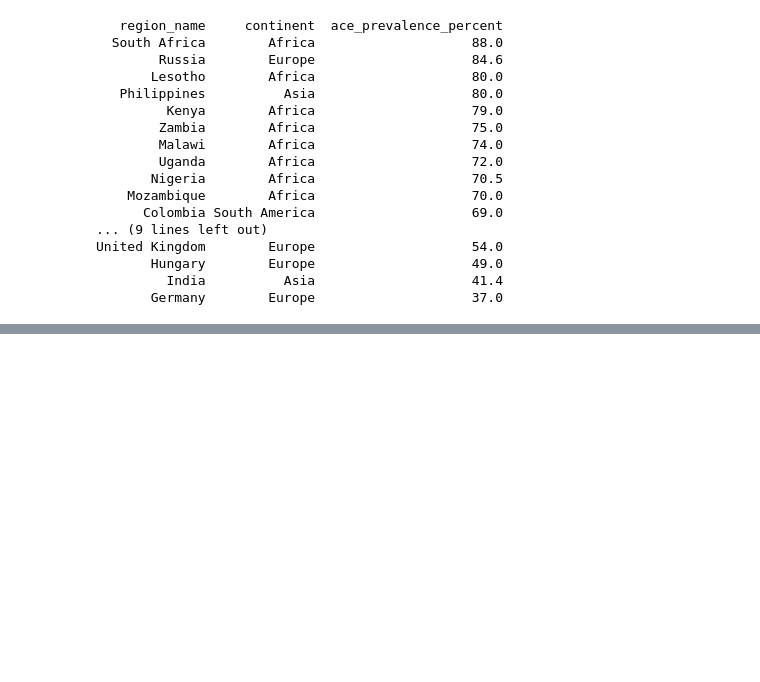
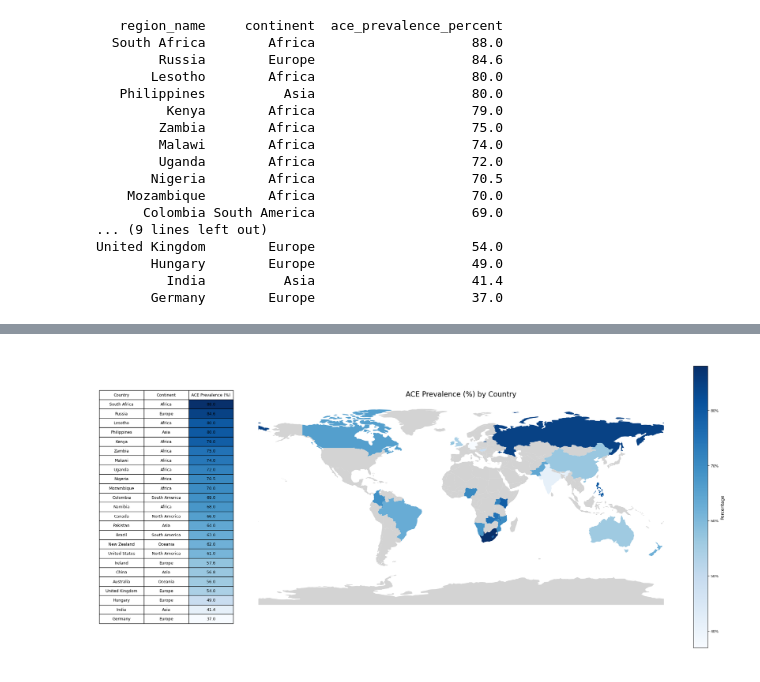
Before and after one commit to Nash-254/ACE-Insight, a Jupyter notebook: notebooks/ACE_Prevalence_%_by_Region_notebook.ipynb, the cells around one changed output, grey strips where cells are left out. Cells and saved outputs as stored; diff of their text form; code cells hidden in the pictures; blank space fills up the shorter version.

```diff
--- a/notebooks/ACE_Prevalence_%_by_Region_notebook.ipynb
+++ b/notebooks/ACE_Prevalence_%_by_Region_notebook.ipynb
@@ -91,18 +46,0 @@ Testing geopandas with a simple plot
-# %%
-import geopandas
-import pandas as pd
-import numpy as np
-import matplotlib.pyplot as plt
-
-import warnings
-
-warnings.filterwarnings('ignore')
-
-%matplotlib inline
-
-geopandas.datasets.available
-
-world = geopandas.read_file(geopandas.datasets.get_path("naturalearth_lowres"))
-print("Geometry Column Name : ", world.geometry.name)
-print("Dataset Size : ", world.shape)
-world.head()
@@ -110,0 +47,80 @@ AttributeError: The geopandas.dataset has been deprecated and was removed in Geo
+# %%
+import matplotlib.pyplot as plt
+import matplotlib as mpl
+
+# Rename columns for presentation
+map_df = map_df.rename(columns={
+    "region_name": "Country",
+    "continent": "Continent",
+    "ace_prevalence_percent": "ACE Prevalence (%)"
+})
+
+# Sort table by prevalence
+map_df = map_df.sort_values(by="ACE Prevalence (%)", ascending=False)
+
+# Merge with world shapefile
+merged = world.merge(
+    map_df,
+    how="left",
+    left_on="NAME",
+    right_on="Country"
+)
+
+# Create color normalization & colormap
+norm = mpl.colors.Normalize(
+    vmin=merged["ACE Prevalence (%)"].min(),
+    vmax=merged["ACE Prevalence (%)"].max()
+)
+cmap = plt.cm.Blues
+
+# Create figure: table left, map center
+fig, (ax_table, ax_map) = plt.subplots(
+    1, 2,
+    figsize=(20, 10),
+    gridspec_kw={'width_ratios': [1, 3.5]}
+)
+
+# Create table with color coding
+ax_table.axis("off")
+tbl = ax_table.table(
+    cellText=map_df.values,
+    colLabels=map_df.columns,
+    cellLoc='center',
+    loc='center'
+)
+
+tbl.auto_set_font_size(False)
+tbl.set_fontsize(9)
+tbl.scale(1.0, 1.4)
+
+# Color the "ACE Prevalence (%)" column
+for i, value in enumerate(map_df["ACE Prevalence (%)"]):
+    rgba = cmap(norm(value))
+    tbl[(i+1, 2)].set_facecolor(rgba)  # row index starts at 1 for table data
+    tbl[(i+1, 2)].set_text_props(color="black")
+
+# Map in the middle
+merged.plot(
+    column="ACE Prevalence (%)",
+    ax=ax_map,
+    cmap=cmap,
+    norm=norm,
+    missing_kwds={"color": "lightgrey", "label": "No data"}
+)
+ax_map.set_title("ACE Prevalence (%) by Country", fontsize=16)
+ax_map.axis("off")
+
+# Colorbar (legend) on the right
+sm = plt.cm.ScalarMappable(cmap=cmap, norm=norm)
+sm._A = []
+cbar = fig.colorbar(
+    sm, ax=ax_map, orientation="vertical", fraction=0.03, pad=0.02
+)
+cbar.set_label("Percentage", fontsize=10)
+cbar.ax.tick_params(labelsize=8)
+cbar.ax.set_yticklabels([f"{int(t)}%" for t in cbar.get_ticks()])
+
+plt.tight_layout()
+plt.show()
+# %% [output]
+[figure, added]
```
Also changed, not shown: parts of 7 cells of this notebook, 4 other files.
